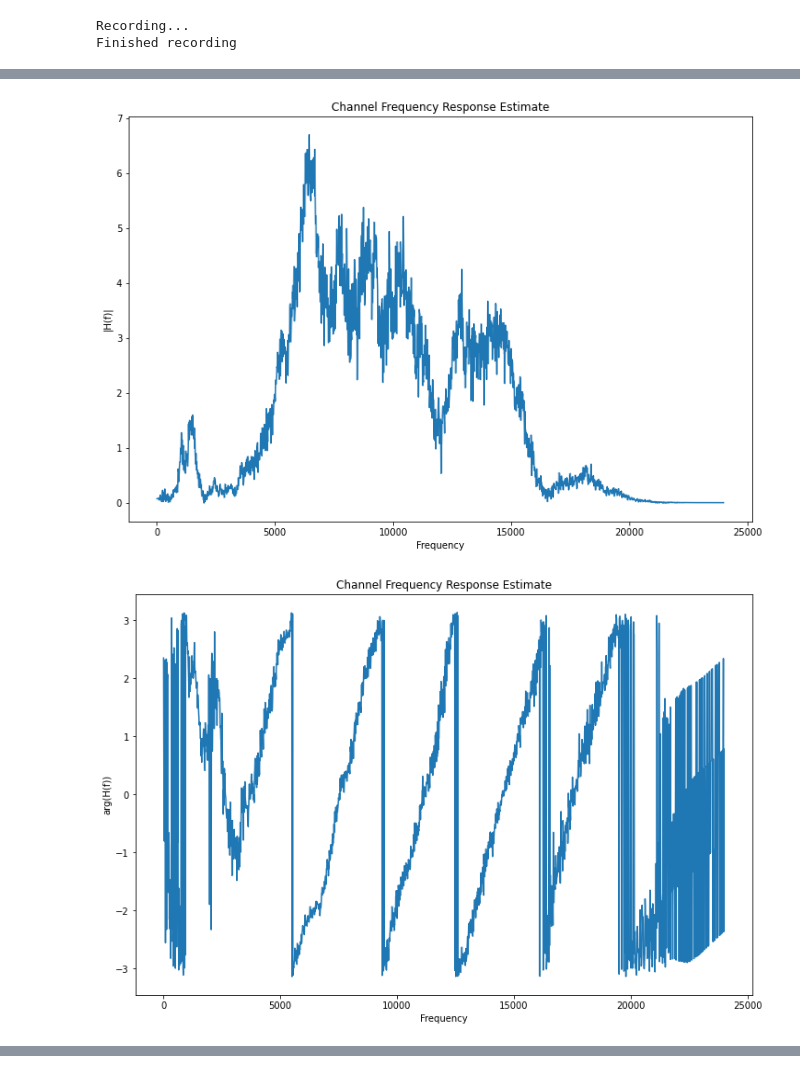
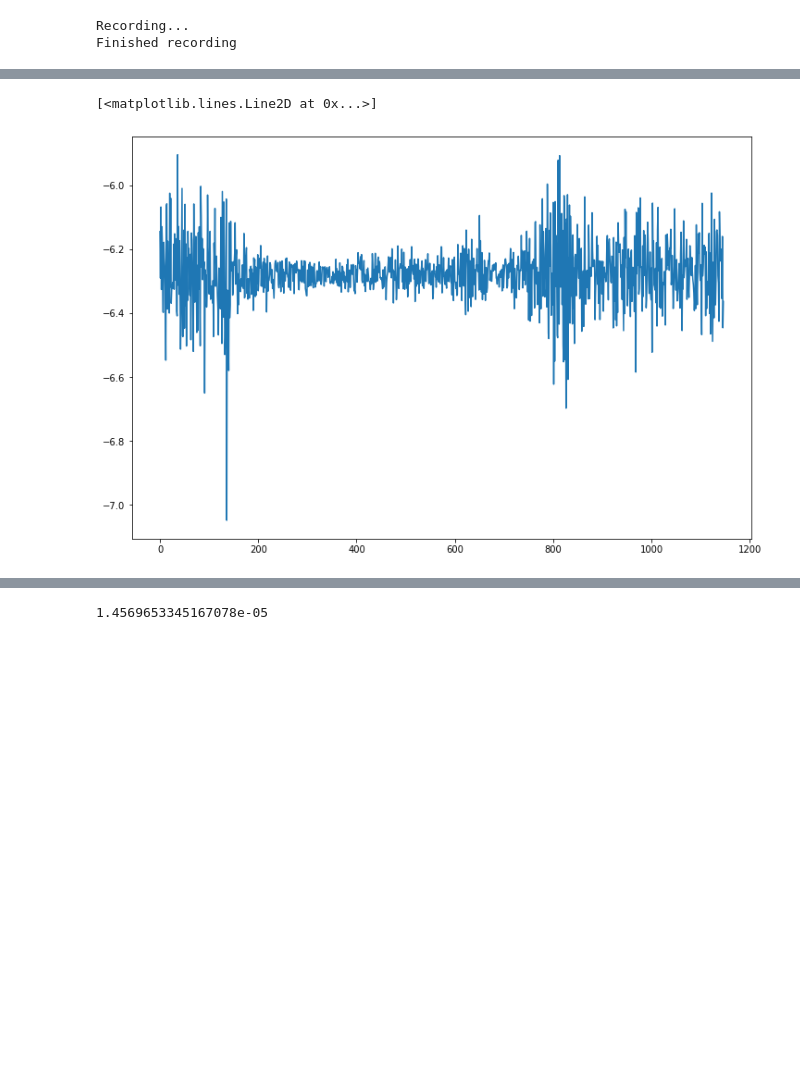
Before and after one commit to adamg-97/GF3-audio-modem, a Jupyter notebook: Final System Test.ipynb, the cells around one changed output, grey strips where cells are left out. Cells and saved outputs as stored; diff of their text form; code cells hidden in the pictures; blank space fills up the shorter version.

```diff
--- a/Final System Test.ipynb
+++ b/Final System Test.ipynb
@@ -48,10 +48,15 @@ plt.plot(zeros)
 # %%
 rx_signal_cp = rx.get_symbols(r,zeros)
 rx_signal = rx.remove_cp(rx_signal_cp)
 OFDM_symbols = np.fft.fft(rx_signal)
 data_symbols, start_pilots, end_pilots = rx.get_data(OFDM_symbols)
 data_symbols, Hest_start, Hest_end = rx.equalise(data_symbols, start_pilots, end_pilots)
-rx.graphs(Hest_end)
+s = np.unwrap(np.angle(Hest_start))
+e = np.unwrap(np.angle(Hest_end))
+diff = e - s
+diff = diff[:,200:-700]
+x = np.arange(len(diff[0]))
+plt.plot(x,diff[0])
 # %% [output]
+[<matplotlib.lines.Line2D at 0x...>]
-[figure, old version]
+[figure, new version]
-[figure, removed]
@@ -59,3 +63,8 @@ rx.graphs(Hest_end)
+# %%
+grad = np.polyfit(x,diff[0],1)
+grad[0]
+# %% [output]
+1.4569653345167078e-05
 # %%
 rx_bits, Hstart, Hend = rx.receive(r, graph_output=True)
 # %% [output]
```
Also changed, not shown: parts of 4 cells of this notebook, 1 other file.
